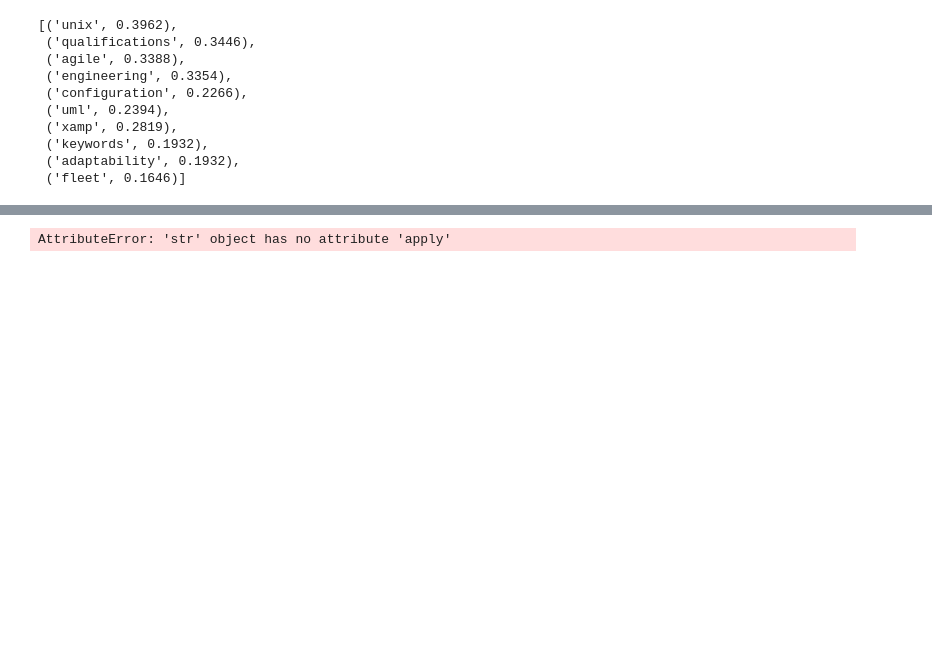
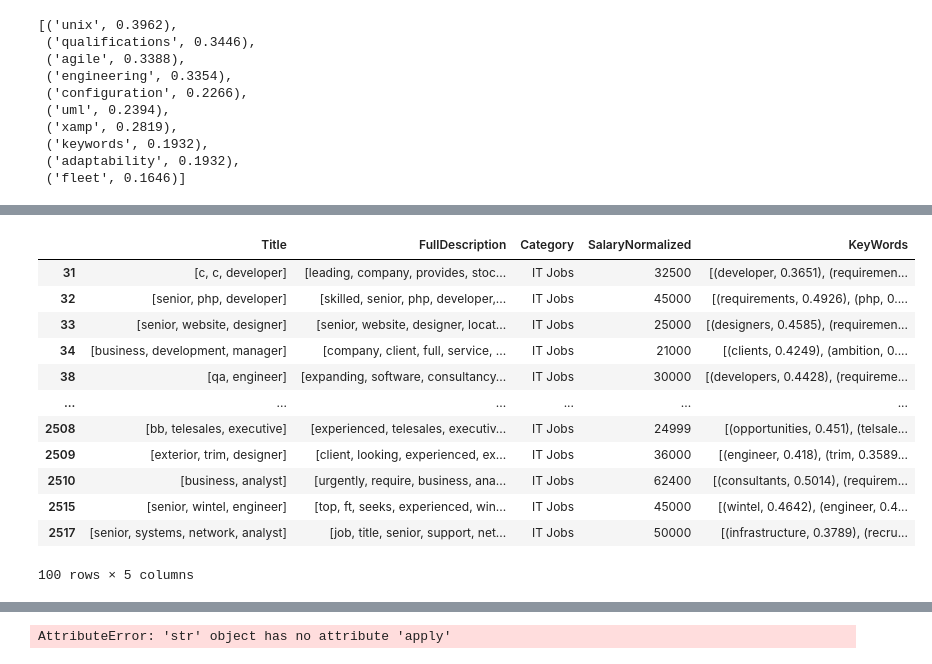
Before and after one commit to NickSzczerb/hooked-on-recruiting, a Jupyter notebook: yan_preprocess/Preprocessing.ipynb, the cells around one changed output, grey strips where cells are left out. Drawn from its saved outputs; the diff is of its cells as text; code cells hidden in the pictures; blank space fills up the shorter version.

```diff
--- a/yan_preprocess/Preprocessing.ipynb
+++ b/yan_preprocess/Preprocessing.ipynb
@@ -222,3 +241,25 @@ df
 # %%
-df['KeyWords'] = df['KeyWords'].apply(key_words)
-df
+#extract keyword from the tuple
+
+def extract_keyword(text):
+    word=[]
+    for i in range(len(text)):
+        word.append(text[i][0])
+    return word
+# %%
+df = df.dropna(subset=['Title','FullDescription','KeyWords'])
+df
+# %% [output]
+|  | Title | FullDescription | Category | SalaryNormalized | KeyWords |
+| 31 | [c, c, developer] | [leading, company, provides, stoc... | IT Jobs | 32500 | [(developer, 0.3651), (requiremen... |
+| 32 | [senior, php, developer] | [skilled, senior, php, developer,... | IT Jobs | 45000 | [(requirements, 0.4926), (php, 0.... |
+| 33 | [senior, website, designer] | [senior, website, designer, locat... | IT Jobs | 25000 | [(designers, 0.4585), (requiremen... |
+| 34 | [business, development, manager] | [company, client, full, service, ... | IT Jobs | 21000 | [(clients, 0.4249), (ambition, 0.... |
+| 38 | [qa, engineer] | [expanding, software, consultancy... | IT Jobs | 30000 | [(developers, 0.4428), (requireme... |
+| ... | ... | ... | ... | ... | ... |
+| 2508 | [bb, telesales, executive] | [experienced, telesales, executiv... | IT Jobs | 24999 | [(opportunities, 0.451), (telsale... |
+| 2509 | [exterior, trim, designer] | [client, looking, experienced, ex... | IT Jobs | 36000 | [(engineer, 0.418), (trim, 0.3589... |
+| 2510 | [business, analyst] | [urgently, require, business, ana... | IT Jobs | 62400 | [(consultants, 0.5014), (requirem... |
+| 2515 | [senior, wintel, engineer] | [top, ft, seeks, experienced, win... | IT Jobs | 45000 | [(wintel, 0.4642), (engineer, 0.4... |
+| 2517 | [senior, systems, network, analyst] | [job, title, senior, support, net... | IT Jobs | 50000 | [(infrastructure, 0.3789), (recru... |
+100 rows × 5 columns
```
Also changed, not shown: parts of 10 cells of this notebook.
